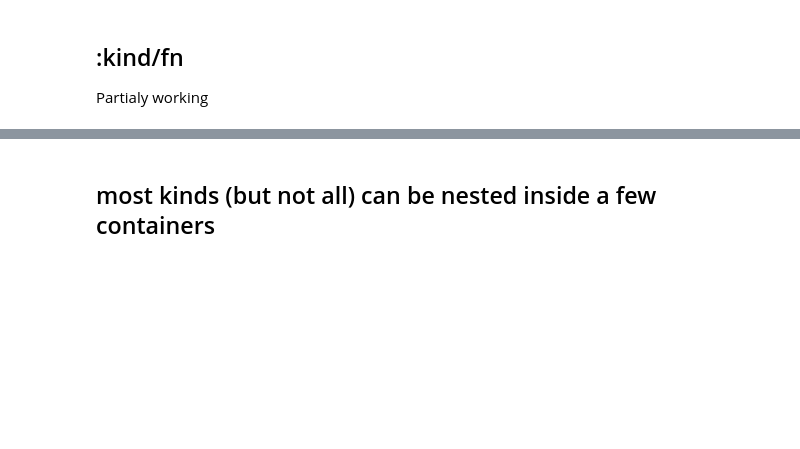
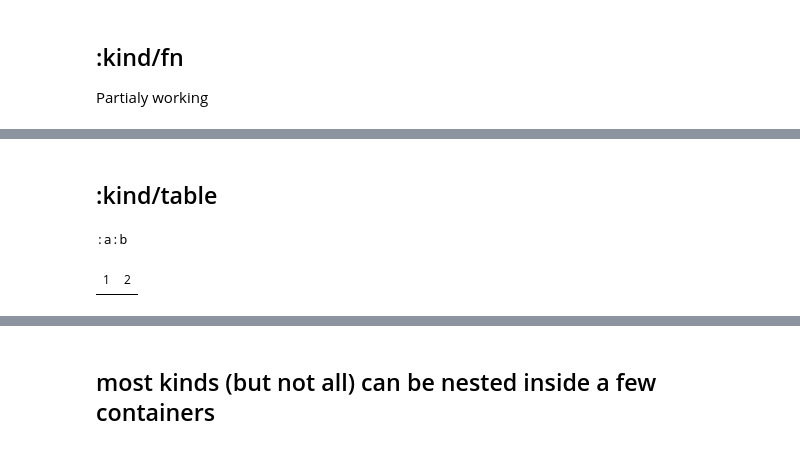
Before and after one commit to clojupyter/clojupyter, a Jupyter notebook: examples/demo-kinds.ipynb, the cells around one changed output, grey strips where cells are left out. Cells and saved outputs as stored; diff of their text form; code cells hidden in the pictures; blank space fills up the shorter version.

```diff
--- a/examples/demo-kinds.ipynb
+++ b/examples/demo-kinds.ipynb
@@ -311,3 +340,10 @@ Partialy working
                          :=mark-size 10}))
 # %% [output]
 [interactive output not drawn]
+# %% [markdown]
+## :kind/table
+# %%
+(kind/table {:column-names [:a :b] :row-vectors [[1 2]]})
+# %% [output]
+:a:b
+| 1 | 2 |
```
Also changed, not shown: parts of 11 cells of this notebook, 2 other files.
